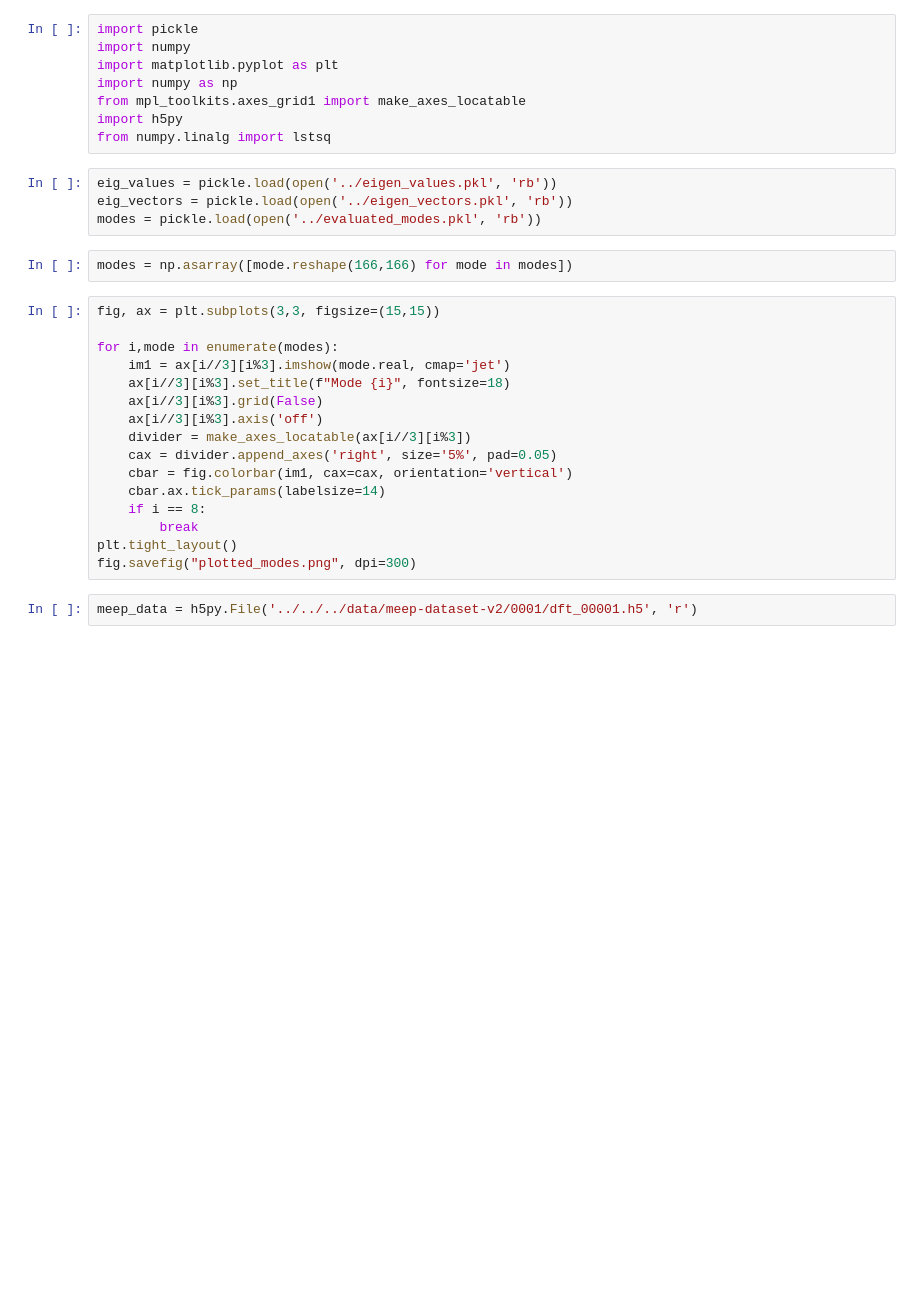
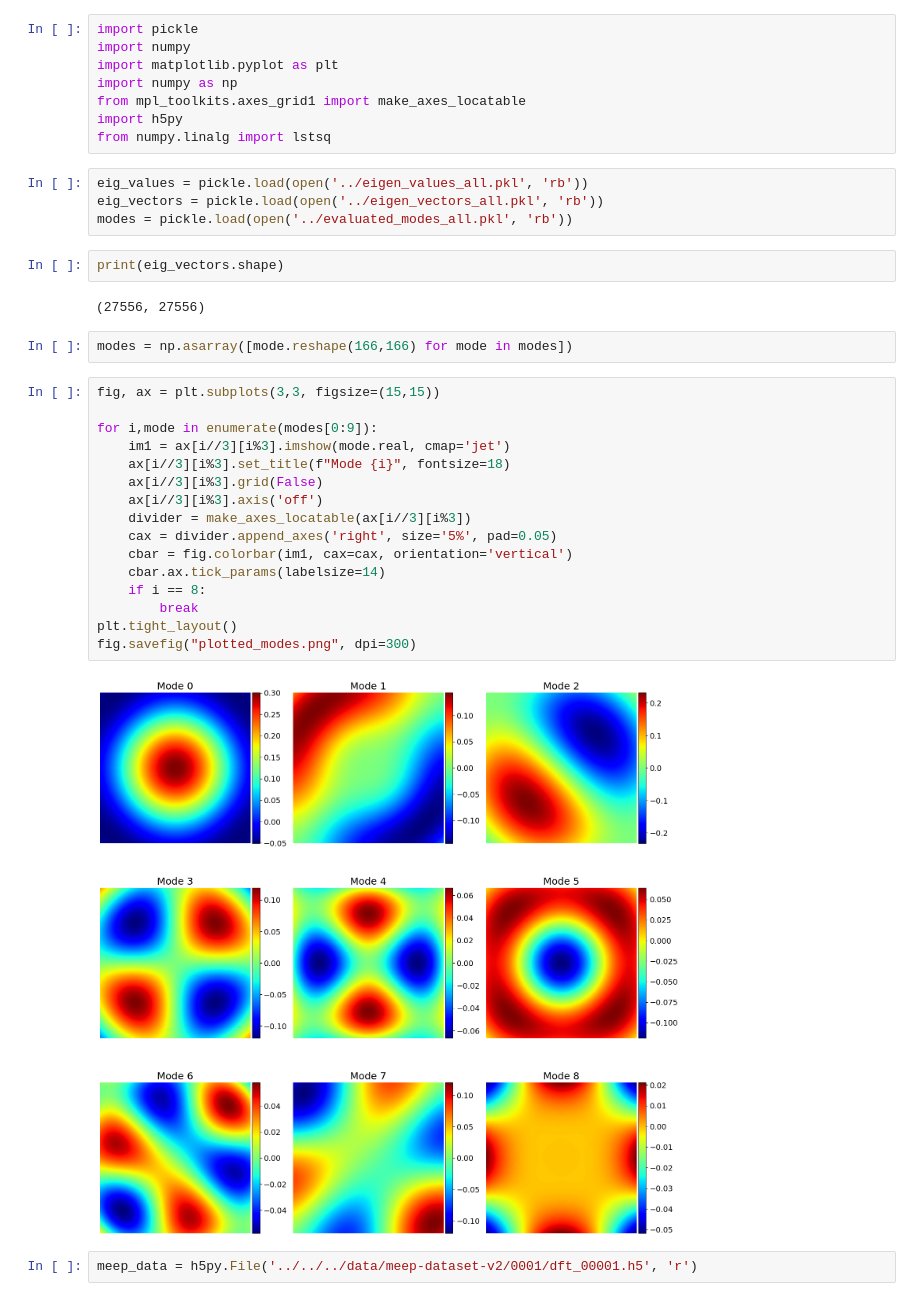
Before and after one commit to Kovaleski-Research-Lab/Bra-ket-optics, a Jupyter notebook: notebooks/plot_modes.ipynb, the cells around one changed output. Drawn from its saved outputs; the diff is of its cells as text; blank space fills up the shorter version.

```diff
--- a/notebooks/plot_modes.ipynb
+++ b/notebooks/plot_modes.ipynb
@@ -7,27 +7,33 @@ from mpl_toolkits.axes_grid1 import make_axes_locatable
 import h5py
 from numpy.linalg import lstsq
 # %%
-eig_values = pickle.load(open('../eigen_values.pkl', 'rb'))
-eig_vectors = pickle.load(open('../eigen_vectors.pkl', 'rb'))
-modes = pickle.load(open('../evaluated_modes.pkl', 'rb'))
+eig_values = pickle.load(open('../eigen_values_all.pkl', 'rb'))
+eig_vectors = pickle.load(open('../eigen_vectors_all.pkl', 'rb'))
+modes = pickle.load(open('../evaluated_modes_all.pkl', 'rb'))
+# %%
+print(eig_vectors.shape)
+# %% [output]
+(27556, 27556)
 # %%
 modes = np.asarray([mode.reshape(166,166) for mode in modes])
 # %%
 fig, ax = plt.subplots(3,3, figsize=(15,15))
 
-for i,mode in enumerate(modes):
+for i,mode in enumerate(modes[0:9]):
     im1 = ax[i//3][i%3].imshow(mode.real, cmap='jet')
     ax[i//3][i%3].set_title(f"Mode {i}", fontsize=18)
     ax[i//3][i%3].grid(False)
     ax[i//3][i%3].axis('off')
     divider = make_axes_locatable(ax[i//3][i%3])
     cax = divider.append_axes('right', size='5%', pad=0.05)
     cbar = fig.colorbar(im1, cax=cax, orientation='vertical')
     cbar.ax.tick_params(labelsize=14)
     if i == 8:
         break
 plt.tight_layout()
 fig.savefig("plotted_modes.png", dpi=300)
+# %% [output]
+[figure, added]
 # %%
 meep_data = h5py.File('../../../data/meep-dataset-v2/0001/dft_00001.h5', 'r')
 # %%
```
Also changed, not shown: parts of 17 cells of this notebook, 14 other files.
